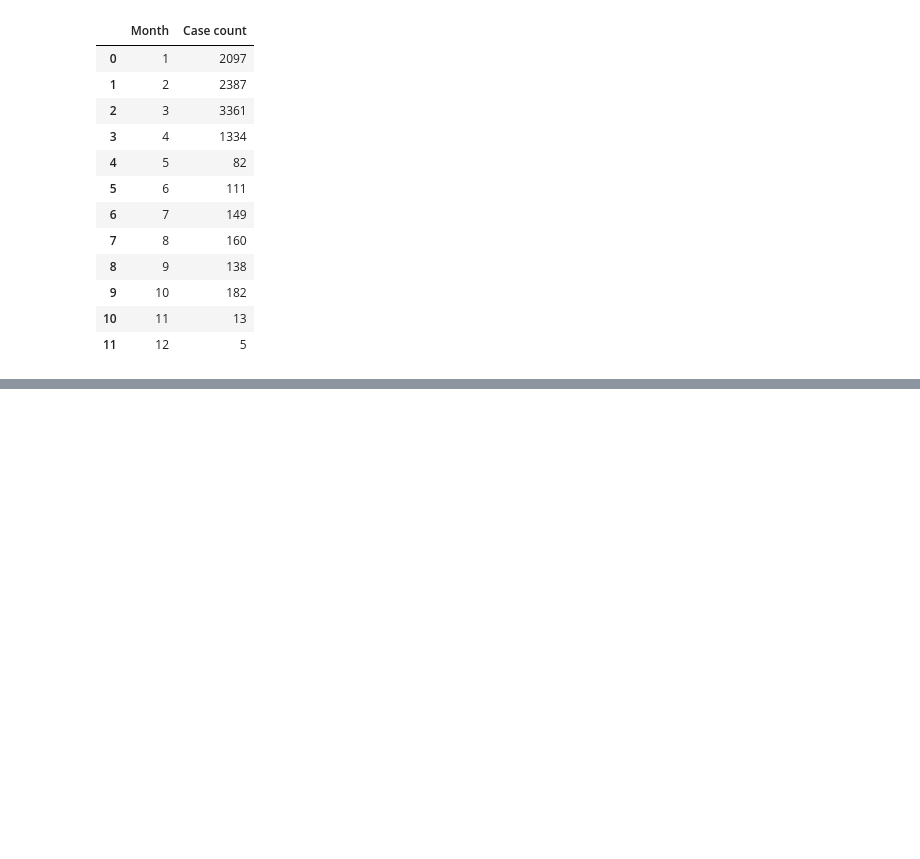
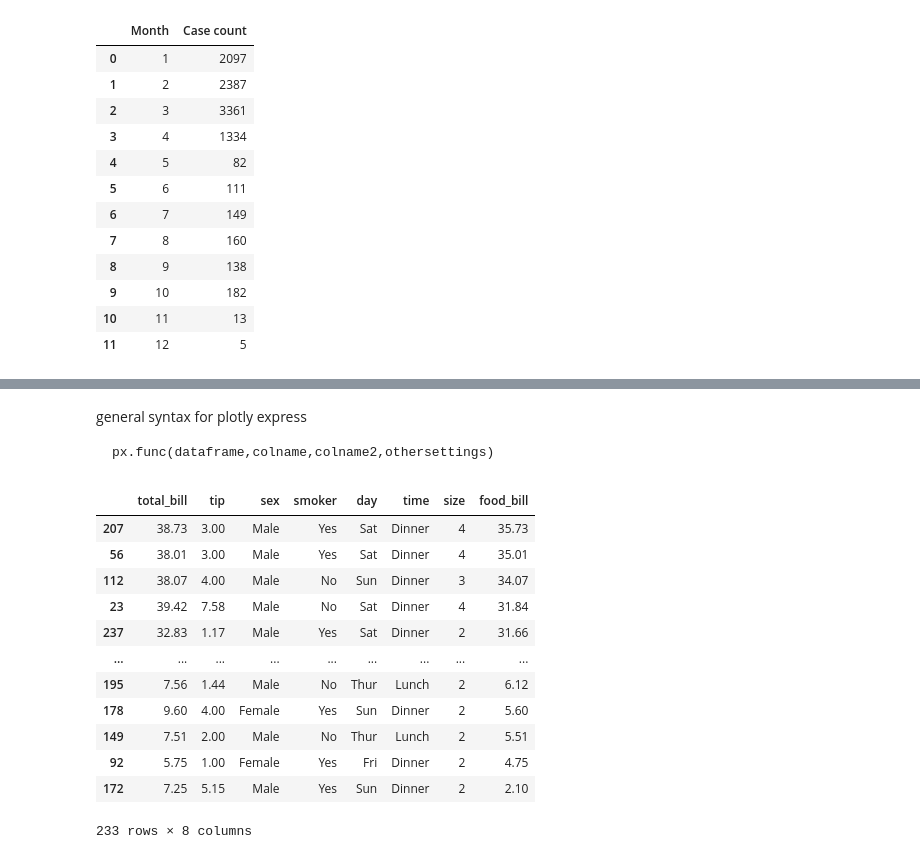
Before and after one commit to Pranshirastogi/Data-analytics-python-course-, a Jupyter notebook: data_analytics/pandas_basics.ipynb, the cells around one changed output, grey strips where cells are left out. Cells and saved outputs as stored; diff of their text form; code cells hidden in the pictures; blank space fills up the shorter version.

````diff
--- a/data_analytics/pandas_basics.ipynb
+++ b/data_analytics/pandas_basics.ipynb
@@ -259,0 +331,3 @@ px.bar(month_wise_cases,'Month','Case count')
+# %%
+tips = px.data.tips()   # us restaurant tips dataset
+tips.head()
@@ -259,0 +358,3 @@ px.bar(month_wise_cases,'Month','Case count')
+# %%
+tips['food_bill'] = tips.total_bill - tips.tip
+tips.head()
@@ -259,0 +368,3 @@ px.bar(month_wise_cases,'Month','Case count')
+# %%
+tips.sort_values(by='food_bill',ascending=False,inplace=True)
+tips.head()
@@ -259,0 +388,21 @@ px.bar(month_wise_cases,'Month','Case count')
+# %% [markdown]
+general syntax for plotly express
+```
+px.func(dataframe,colname,colname2,othersettings)
+```
+# %%
+tips[(tips.total_bill < 40) & (tips.total_bill > 5)]
+# %% [output]
+|  | total_bill | tip | sex | smoker | day | time | size | food_bill |
+| 207 | 38.73 | 3.00 | Male | Yes | Sat | Dinner | 4 | 35.73 |
+| 56 | 38.01 | 3.00 | Male | Yes | Sat | Dinner | 4 | 35.01 |
+| 112 | 38.07 | 4.00 | Male | No | Sun | Dinner | 3 | 34.07 |
+| 23 | 39.42 | 7.58 | Male | No | Sat | Dinner | 4 | 31.84 |
+| 237 | 32.83 | 1.17 | Male | Yes | Sat | Dinner | 2 | 31.66 |
+| ... | ... | ... | ... | ... | ... | ... | ... | ... |
+| 195 | 7.56 | 1.44 | Male | No | Thur | Lunch | 2 | 6.12 |
+| 178 | 9.60 | 4.00 | Female | Yes | Sun | Dinner | 2 | 5.60 |
+| 149 | 7.51 | 2.00 | Male | No | Thur | Lunch | 2 | 5.51 |
+| 92 | 5.75 | 1.00 | Female | Yes | Fri | Dinner | 2 | 4.75 |
+| 172 | 7.25 | 5.15 | Male | Yes | Sun | Dinner | 2 | 2.10 |
+233 rows × 8 columns
````
Also changed, not shown: parts of 36 cells of this notebook.
